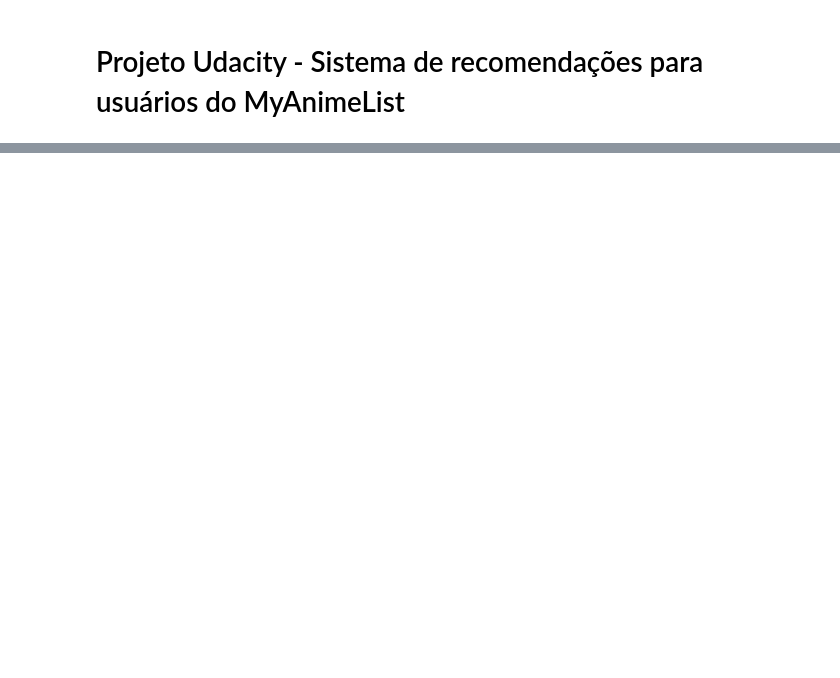
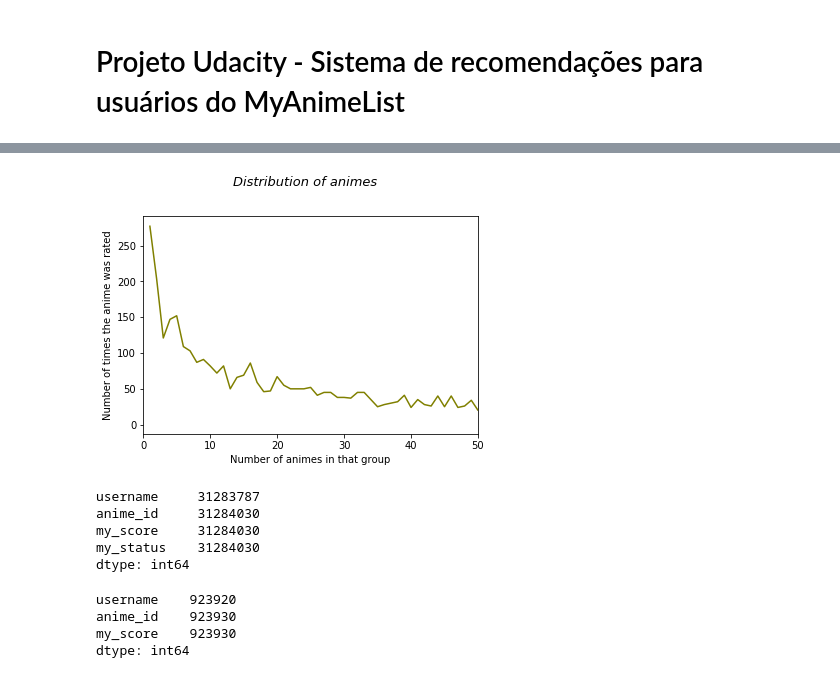
Before and after one commit to Martelloti/MyAnimeListRecSys, a Jupyter notebook: RecSys.ipynb, the cells around one changed output, grey strips where cells are left out. Cells and saved outputs as stored; diff of their text form; code cells hidden in the pictures; blank space fills up the shorter version.

```diff
--- a/RecSys.ipynb
+++ b/RecSys.ipynb
@@ -46,0 +118,4 @@ AnimesDF.head()
+# %%
+#Counting how many relevant scores each anime has, resetting the index (so the series could become a DF again) and changing the column names
+RatedsPerAnime = ScoresDFSampled['anime_id'].value_counts().reset_index().rename(columns={"anime_id": "number_of_users", "index": "anime_id"})
+RatedsPerAnime.head()
@@ -46,0 +129,4 @@ AnimesDF.head()
+# %%
+#Grouping users whom had the same amount of animes rated
+AnimeRatedsAggregated = RatedsPerAnime['number_of_users'].value_counts().reset_index().rename(columns={"number_of_users": "group_size", "index": "number_of_users"}).sort_values(by=['number_of_users'])
+AnimeRatedsAggregated.head(n = 30)
@@ -46,0 +164,9 @@ AnimesDF.head()
+# %%
+plt.suptitle("Distribution of animes", fontsize=13, fontweight=0, color='black', style='italic', y=1.02)
+plt.plot('number_of_users', 'group_size', data = AnimeRatedsAggregated, color = 'olive')
+plt.xlabel('Number of animes in that group')
+plt.ylabel('Number of times the anime was rated')
+plt.xlim(left = 0, right = 50)
+plt.show()
+# %% [output]
+[figure, added]
@@ -46,0 +183,17 @@ AnimesDF.head()
+# %%
+#Just for the record, lets analyse the pattern for the scores given by the site users
+
+ScoresDF.count()
+# %% [output]
+username     31283787
+anime_id     31284030
+my_score     31284030
+my_status    31284030
+dtype: int64
+# %%
+ScoresDFHotStart.count()
+# %% [output]
+username    923920
+anime_id    923930
+my_score    923930
+dtype: int64
```
Also changed, not shown: parts of 26 cells of this notebook, 1 other file.
